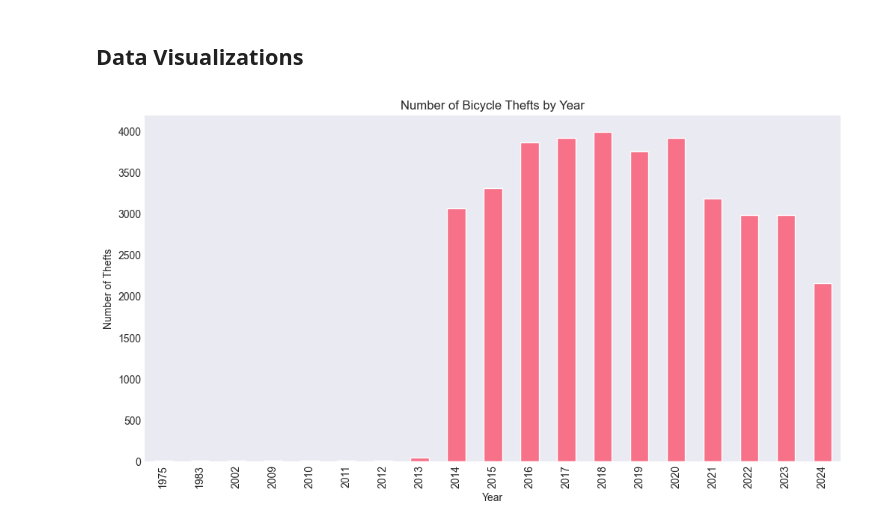
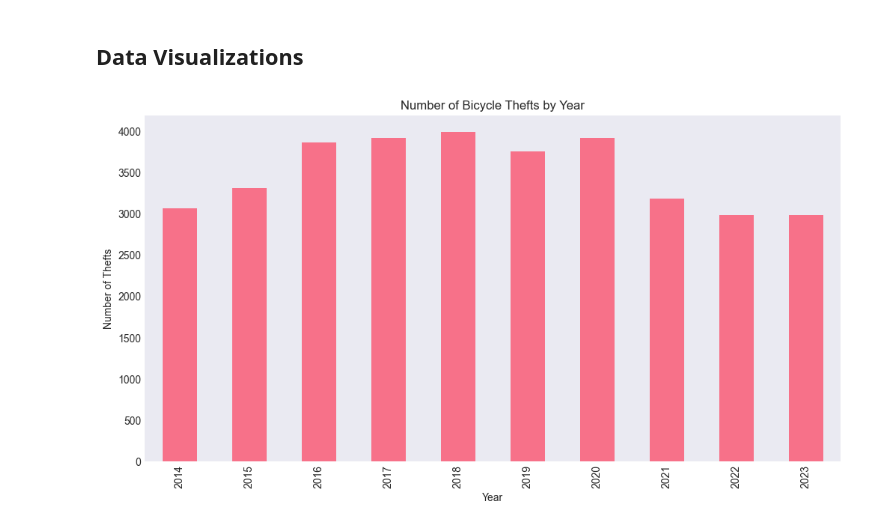
Before and after one commit to hodanysf/Group5-Project2, a Jupyter notebook: Backend/BicycleTheftPrediction/notebooks/01_data_exploration.ipynb, the cells around one changed output. Cells and saved outputs as stored; diff of their text form; code cells hidden in the pictures.

Commit message:
update data exploration notebooks to include visualizations in the report

```diff
--- a/Backend/BicycleTheftPrediction/notebooks/01_data_exploration.ipynb
+++ b/Backend/BicycleTheftPrediction/notebooks/01_data_exploration.ipynb
@@ -80,10 +80,14 @@ Statistical Summary of Numerical Columns:
 ## Data Visualizations
 # %%
 plt.figure(figsize=(12, 6))
-df['OCC_YEAR'].value_counts().sort_index().plot(kind='bar')
-plt.title('Number of Bicycle Thefts by Year')
-plt.xlabel('Year')
-plt.ylabel('Number of Thefts')
+# Omit years before 2014 due to lack of data and 2024 due to incomplete year
+df_filtered = df[(df["OCC_YEAR"] >= 2014) & (df["OCC_YEAR"] < 2024)]
+df_filtered["OCC_YEAR"].value_counts().sort_index().plot(kind="bar")
+# count total thefts
+total_thefts = df_filtered["OCC_YEAR"].value_counts().sum()
+plt.title("Number of Bicycle Thefts by Year")
+plt.xlabel("Year")
+plt.ylabel("Number of Thefts")
 plt.show()
 # %% [output]
-[figure, old version]
+[figure, new version]
```
Also changed, not shown: parts of 2 cells of this notebook.
